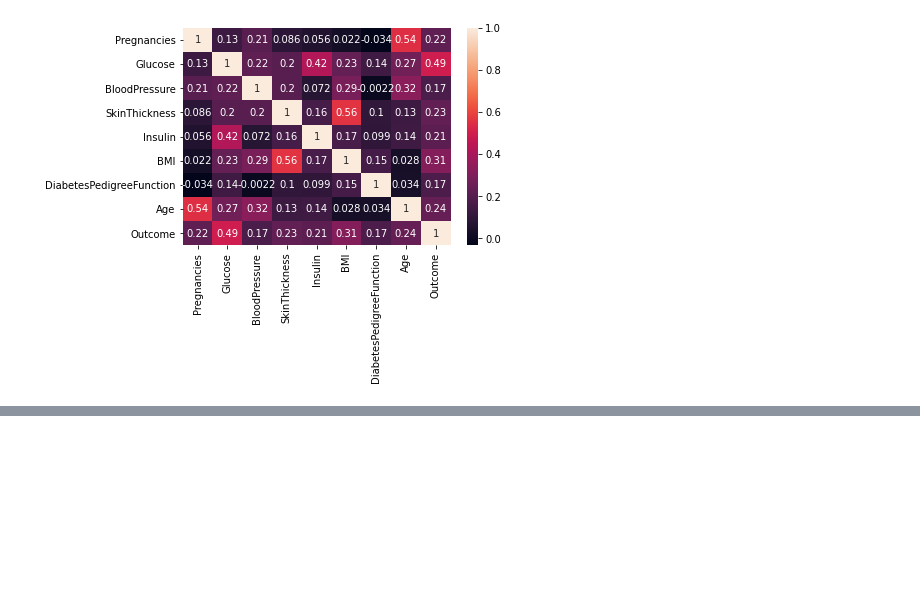
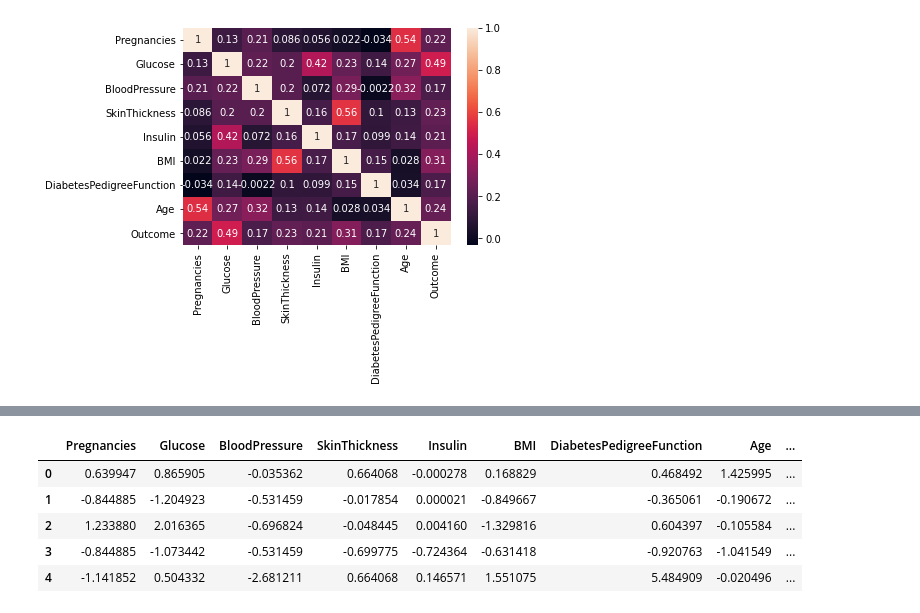
Before and after one commit to Ak-Gautam/diabetese_pred, a Jupyter notebook: pima.ipynb, the cells around one changed output, grey strips where cells are left out. Saved outputs shown, nothing was run; the diff lists cells and outputs as text; code cells hidden in the pictures; blank space fills up the shorter version.

```diff
--- a/pima.ipynb
+++ b/pima.ipynb
@@ -174,0 +188,19 @@ sns.heatmap(df.corr(), annot=True)
+# %%
+from sklearn.preprocessing import StandardScaler
+scaler = StandardScaler()
+scaler.fit(df.drop('Outcome', axis = 1))
+scaler_features = scaler.transform(df.drop('Outcome', axis = 1))
+df_feat = pd.DataFrame(scaler_features, columns = df.columns[:-1])
+
+# appending the outcome feature
+df_feat['Outcome'] = df['Outcome'].astype(int)
+
+df = df_feat.copy()
+df.head()
+# %% [output]
+|  | Pregnancies | Glucose | BloodPressure | SkinThickness | Insulin | BMI | DiabetesPedigreeFunction | Age | ... |
+| 0 | 0.639947 | 0.865905 | -0.035362 | 0.664068 | -0.000278 | 0.168829 | 0.468492 | 1.425995 | ... |
+| 1 | -0.844885 | -1.204923 | -0.531459 | -0.017854 | 0.000021 | -0.849667 | -0.365061 | -0.190672 | ... |
+| 2 | 1.233880 | 2.016365 | -0.696824 | -0.048445 | 0.004160 | -1.329816 | 0.604397 | -0.105584 | ... |
+| 3 | -0.844885 | -1.073442 | -0.531459 | -0.699775 | -0.724364 | -0.631418 | -0.920763 | -1.041549 | ... |
+| 4 | -1.141852 | 0.504332 | -2.681211 | 0.664068 | 0.146571 | 1.551075 | 5.484909 | -0.020496 | ... |
```
Also changed, not shown: parts of 18 cells of this notebook.
